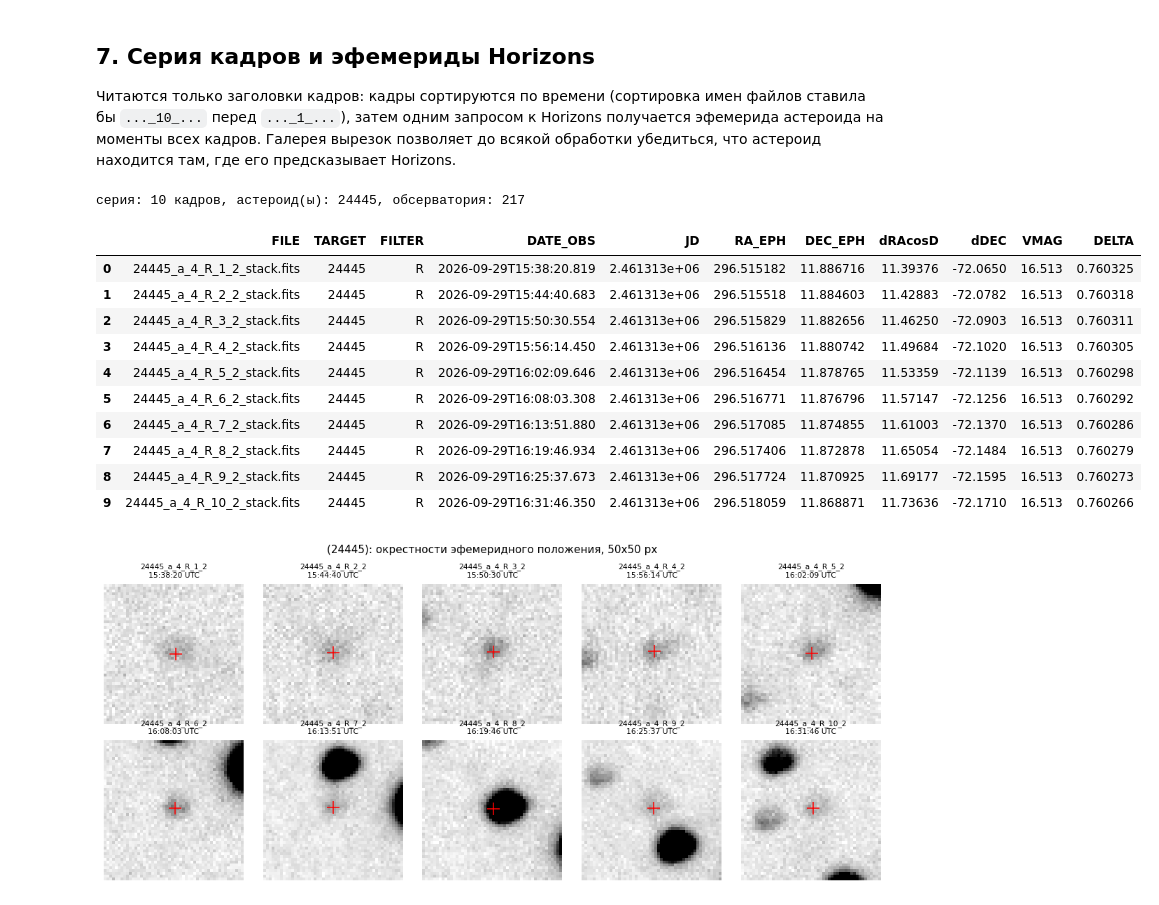
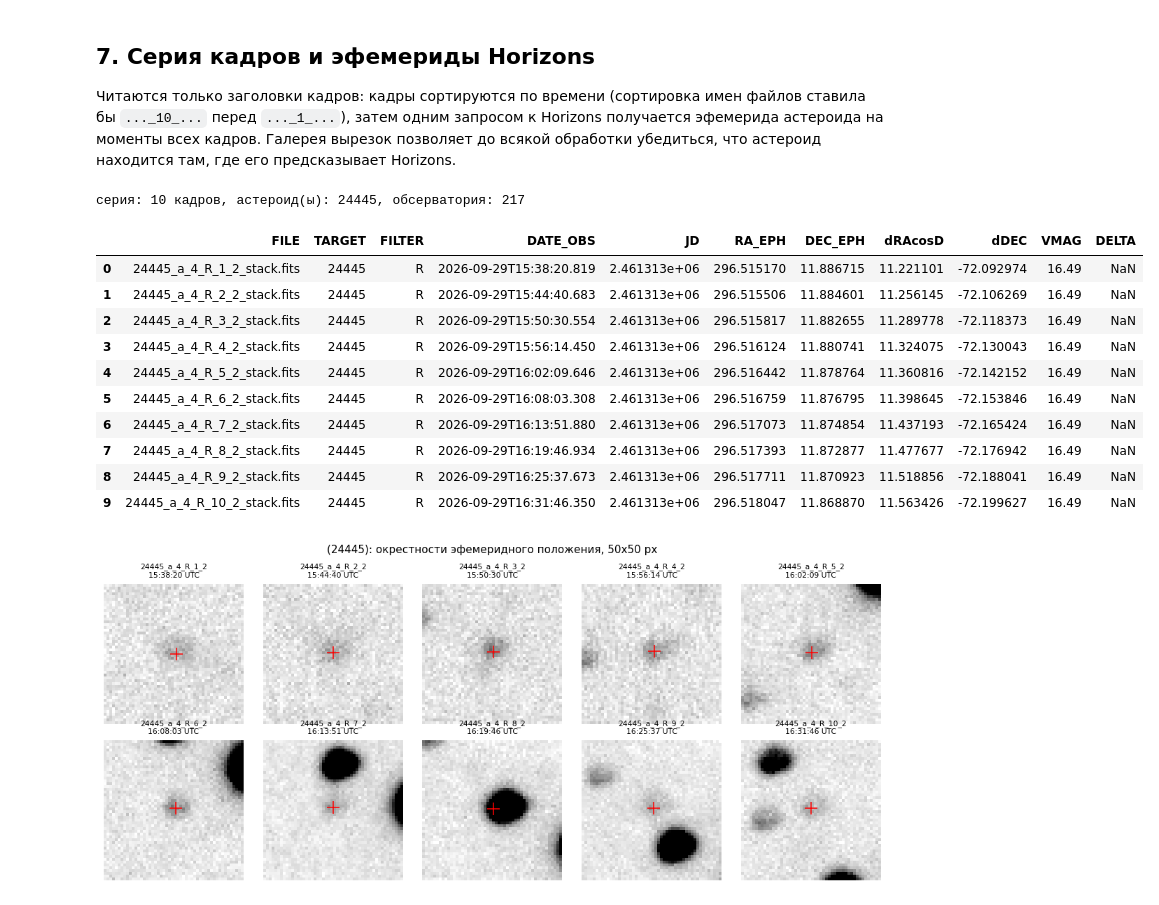
Before and after one commit to ymax74/sfa, a Jupyter notebook: game12/nea_frame_analysis_psf.ipynb, the cells around one changed output. Drawn from its saved outputs; the diff is of its cells as text; code cells hidden in the pictures.

```diff
--- a/game12/nea_frame_analysis_psf.ipynb
+++ b/game12/nea_frame_analysis_psf.ipynb
@@ -88,6 +89,10 @@ rgray = matplotlib.colormaps['gray'].reversed()
 neapath = './20260929' # папка с кадрами одной серии
 FILE_MASK = '*_R_*.fits'  # какие кадры серии обрабатывать (здесь - только фильтр R)
 vis_filename = None       # кадр для подробного разбора (раздел 8); None - средний кадр серии
+
+ASTEPH_DIR = '/home/pavel/Programs/astEph' # локальная программа astEph с MPCORB.DAT
+ASTEPH_RATE_STEP = 300.0    # с - шаг численного дифференцирования для скоростей из astEph
+ASTID = '24445'
 
 limmag1,limmag2 = 10.0,18.5 # диапазон блеска (G) для опорных звезд
 fov = 0.4                   # размер области выборки из Gaia, градусы (должен накрывать кадр целиком)
@@ -1032,45 +1033,47 @@ def plot_series_results(resdf):
 def read_series(filelist):
     """Таблица серии по заголовкам кадров (без чтения изображений), отсортированная по времени."""
     rows = []
     for f in filelist:
         header = fits.getheader(f)
         t = frame_epoch(header)
         rows.append(dict(FILE=os.path.basename(f), PATH=f, TARGET=str(header['TARGET']).strip(),
                          FILTER=str(header.get('FILTER', '')).strip(), DATE_OBS=t.isot, JD=t.jd,
                          EXPTIME=float(header['EXPTIME']), LOCATION=frame_location(header)))
     return pd.DataFrame(rows).sort_values('JD').reset_index(drop=True)
 
+
 def get_series_ephemeris(series):
-    """Эфемериды Horizons для всей серии; запрос - один на каждую пару (TARGET, обсерватория)."""
+    """Эфемериды astEph для всей серии; вызовы идут по каждой паре (TARGET, обсерватория)."""
     parts = []
     for (target, location), grp in series.groupby(['TARGET','LOCATION'], sort=False):
-        eph = get_horizons_ephemeris(target, grp['JD'].to_numpy(), location)
+        eph = get_asteph_ephemeris(target, grp['JD'].to_numpy(), location)
         parts.append(eph.drop(columns='JD').set_index(grp.index))
     return series.join(pd.concat(parts))
+
 
 filelist = glob.glob(f'{neapath}{FILE_MASK}')
 series = get_series_ephemeris(read_series(filelist))
 filelist = series['PATH'].tolist() # в порядке времени
 if vis_filename is None:
     vis_filename = filelist[len(filelist)//2]
 
 print(f"серия: {len(series)} кадров, астероид(ы): {', '.join(series['TARGET'].unique())}, "
       f"обсерватория: {', '.join(series['LOCATION'].unique())}")
 pd.set_option('display.width', 200)
 series[['FILE','TARGET','FILTER','DATE_OBS','JD','RA_EPH','DEC_EPH','dRAcosD','dDEC','VMAG','DELTA']]
 # %% [output]
 серия: 10 кадров, астероид(ы): 24445, обсерватория: 217
 |  | FILE | TARGET | FILTER | DATE_OBS | JD | RA_EPH | DEC_EPH | dRAcosD | dDEC | VMAG | DELTA |
-| 0 | 24445_a_4_R_1_2_stack.fits | 24445 | R | 2026-09-29T15:38:20.819 | 2.461313e+06 | 296.515182 | 11.886716 | 11.39376 | -72.0650 | 16.513 | 0.760325 |
-| 1 | 24445_a_4_R_2_2_stack.fits | 24445 | R | 2026-09-29T15:44:40.683 | 2.461313e+06 | 296.515518 | 11.884603 | 11.42883 | -72.0782 | 16.513 | 0.760318 |
-| 2 | 24445_a_4_R_3_2_stack.fits | 24445 | R | 2026-09-29T15:50:30.554 | 2.461313e+06 | 296.515829 | 11.882656 | 11.46250 | -72.0903 | 16.513 | 0.760311 |
-| 3 | 24445_a_4_R_4_2_stack.fits | 24445 | R | 2026-09-29T15:56:14.450 | 2.461313e+06 | 296.516136 | 11.880742 | 11.49684 | -72.1020 | 16.513 | 0.760305 |
-| 4 | 24445_a_4_R_5_2_stack.fits | 24445 | R | 2026-09-29T16:02:09.646 | 2.461313e+06 | 296.516454 | 11.878765 | 11.53359 | -72.1139 | 16.513 | 0.760298 |
-| 5 | 24445_a_4_R_6_2_stack.fits | 24445 | R | 2026-09-29T16:08:03.308 | 2.461313e+06 | 296.516771 | 11.876796 | 11.57147 | -72.1256 | 16.513 | 0.760292 |
-| 6 | 24445_a_4_R_7_2_stack.fits | 24445 | R | 2026-09-29T16:13:51.880 | 2.461313e+06 | 296.517085 | 11.874855 | 11.61003 | -72.1370 | 16.513 | 0.760286 |
-| 7 | 24445_a_4_R_8_2_stack.fits | 24445 | R | 2026-09-29T16:19:46.934 | 2.461313e+06 | 296.517406 | 11.872878 | 11.65054 | -72.1484 | 16.513 | 0.760279 |
-| 8 | 24445_a_4_R_9_2_stack.fits | 24445 | R | 2026-09-29T16:25:37.673 | 2.461313e+06 | 296.517724 | 11.870925 | 11.69177 | -72.1595 | 16.513 | 0.760273 |
-| 9 | 24445_a_4_R_10_2_stack.fits | 24445 | R | 2026-09-29T16:31:46.350 | 2.461313e+06 | 296.518059 | 11.868871 | 11.73636 | -72.1710 | 16.513 | 0.760266 |
+| 0 | 24445_a_4_R_1_2_stack.fits | 24445 | R | 2026-09-29T15:38:20.819 | 2.461313e+06 | 296.515170 | 11.886715 | 11.221101 | -72.092974 | 16.49 | NaN |
+| 1 | 24445_a_4_R_2_2_stack.fits | 24445 | R | 2026-09-29T15:44:40.683 | 2.461313e+06 | 296.515506 | 11.884601 | 11.256145 | -72.106269 | 16.49 | NaN |
+| 2 | 24445_a_4_R_3_2_stack.fits | 24445 | R | 2026-09-29T15:50:30.554 | 2.461313e+06 | 296.515817 | 11.882655 | 11.289778 | -72.118373 | 16.49 | NaN |
+| 3 | 24445_a_4_R_4_2_stack.fits | 24445 | R | 2026-09-29T15:56:14.450 | 2.461313e+06 | 296.516124 | 11.880741 | 11.324075 | -72.130043 | 16.49 | NaN |
+| 4 | 24445_a_4_R_5_2_stack.fits | 24445 | R | 2026-09-29T16:02:09.646 | 2.461313e+06 | 296.516442 | 11.878764 | 11.360816 | -72.142152 | 16.49 | NaN |
+| 5 | 24445_a_4_R_6_2_stack.fits | 24445 | R | 2026-09-29T16:08:03.308 | 2.461313e+06 | 296.516759 | 11.876795 | 11.398645 | -72.153846 | 16.49 | NaN |
+| 6 | 24445_a_4_R_7_2_stack.fits | 24445 | R | 2026-09-29T16:13:51.880 | 2.461313e+06 | 296.517073 | 11.874854 | 11.437193 | -72.165424 | 16.49 | NaN |
+| 7 | 24445_a_4_R_8_2_stack.fits | 24445 | R | 2026-09-29T16:19:46.934 | 2.461313e+06 | 296.517393 | 11.872877 | 11.477677 | -72.176942 | 16.49 | NaN |
+| 8 | 24445_a_4_R_9_2_stack.fits | 24445 | R | 2026-09-29T16:25:37.673 | 2.461313e+06 | 296.517711 | 11.870923 | 11.518856 | -72.188041 | 16.49 | NaN |
+| 9 | 24445_a_4_R_10_2_stack.fits | 24445 | R | 2026-09-29T16:31:46.350 | 2.461313e+06 | 296.518047 | 11.868870 | 11.563426 | -72.199627 | 16.49 | NaN |
 # %%
 plot_asteroid_gallery(series)
 # %% [output]
```
Also changed, not shown: parts of 10 cells of this notebook, 7 other files.
